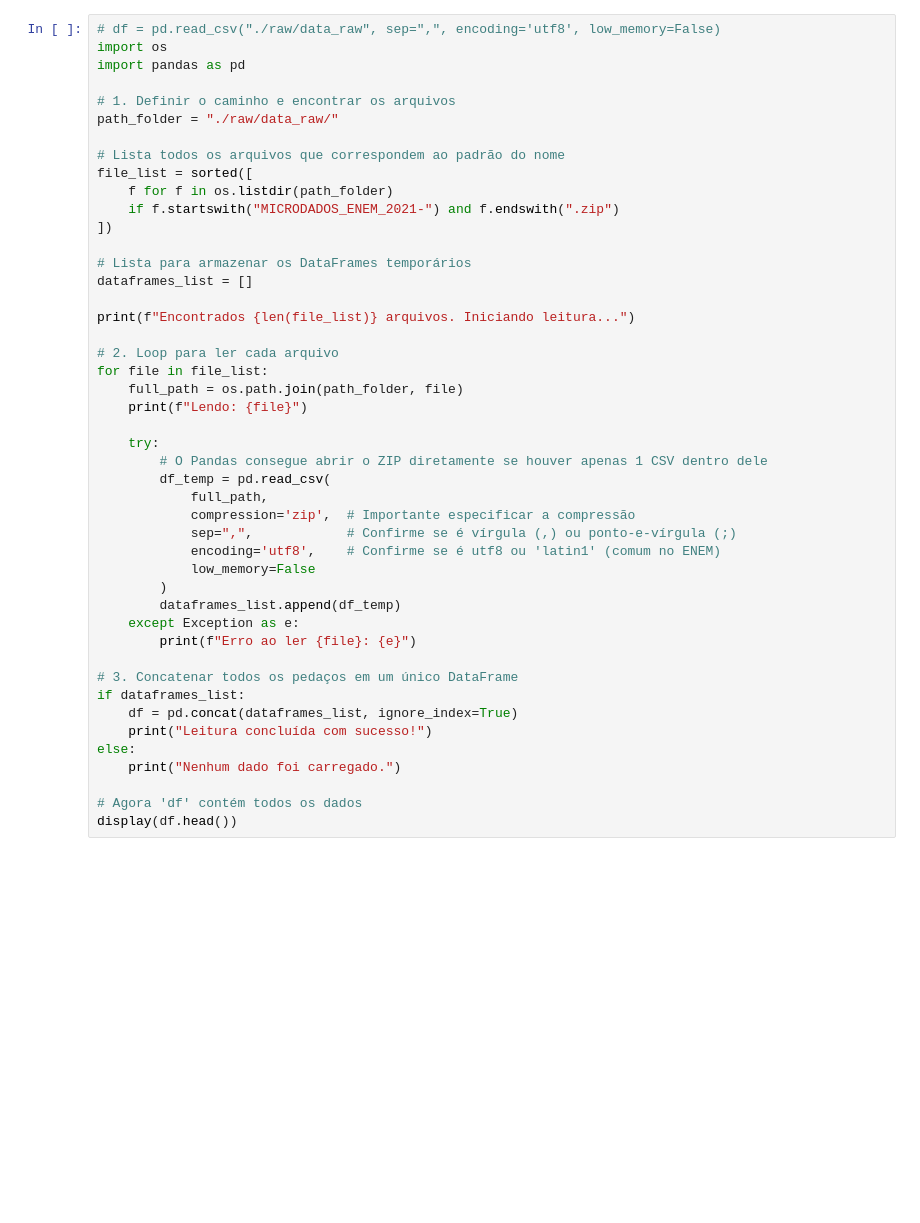
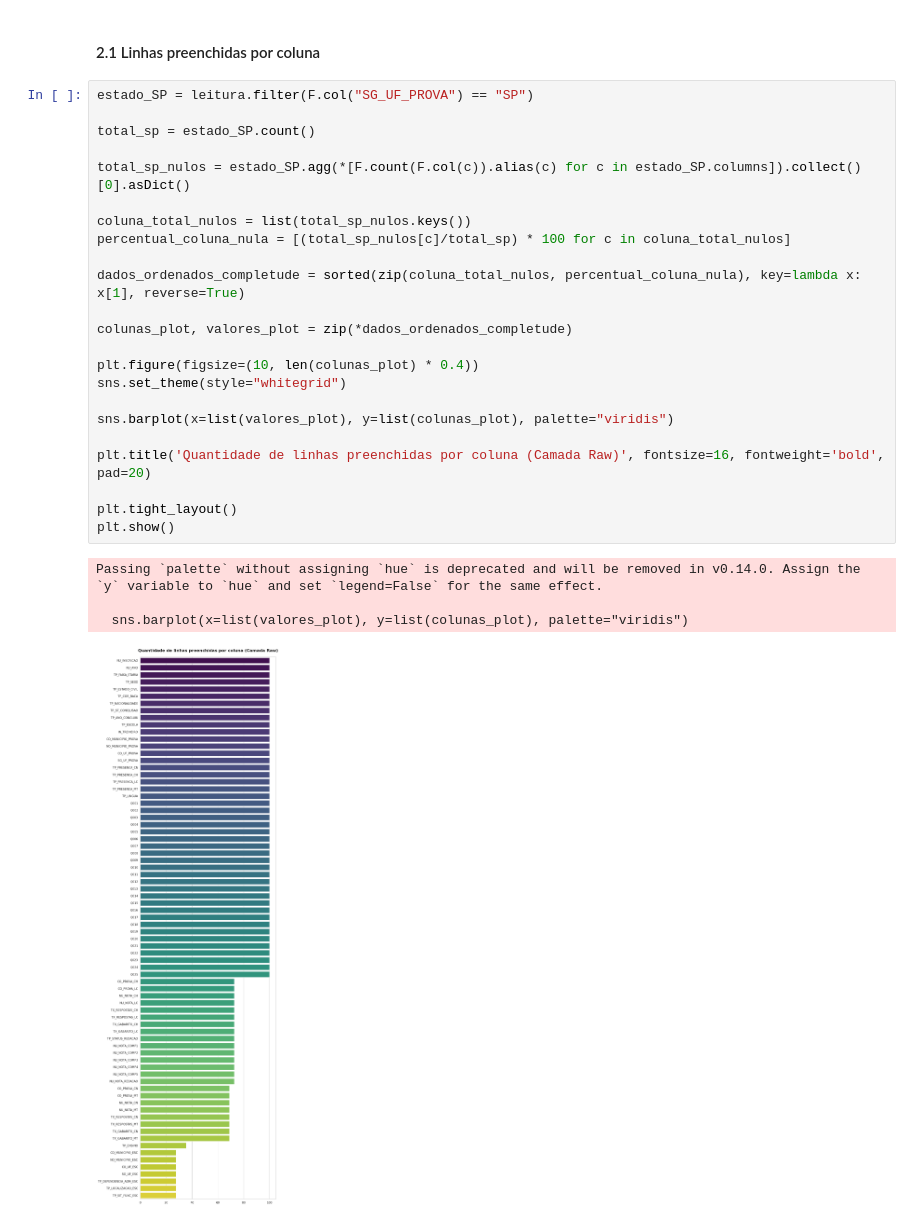
Before and after one commit to Caiomesvie/SDBD2---INEP, a Jupyter notebook: silver/analytcs.ipynb, the cells around one changed output. Cells and saved outputs as stored; diff of their text form; blank space fills up the shorter version.

```diff
--- a/silver/analytcs.ipynb
+++ b/silver/analytcs.ipynb
@@ -42,46 +180,30 @@ import missingno as msno
-# %%
-# df = pd.read_csv("./raw/data_raw", sep=",", encoding='utf8', low_memory=False)
-import os
-import pandas as pd
-
-# 1. Definir o caminho e encontrar os arquivos
-path_folder = "./raw/data_raw/"
-
-# Lista todos os arquivos que correspondem ao padrão do nome
-file_list = sorted([
-    f for f in os.listdir(path_folder)
-    if f.startswith("MICRODADOS_ENEM_2021-") and f.endswith(".zip")
-])
-
-# Lista para armazenar os DataFrames temporários
-dataframes_list = []
-
-print(f"Encontrados {len(file_list)} arquivos. Iniciando leitura...")
-
-# 2. Loop para ler cada arquivo
-for file in file_list:
-    full_path = os.path.join(path_folder, file)
-    print(f"Lendo: {file}")
-
-    try:
-        # O Pandas consegue abrir o ZIP diretamente se houver apenas 1 CSV dentro dele
-        df_temp = pd.read_csv(
-            full_path,
-            compression='zip',  # Importante especificar a compressão
-            sep=",",            # Confirme se é vírgula (,) ou ponto-e-vírgula (;)
-            encoding='utf8',    # Confirme se é utf8 ou 'latin1' (comum no ENEM)
-            low_memory=False
-        )
-        dataframes_list.append(df_temp)
-    except Exception as e:
-        print(f"Erro ao ler {file}: {e}")
-
-# 3. Concatenar todos os pedaços em um único DataFrame
-if dataframes_list:
-    df = pd.concat(dataframes_list, ignore_index=True)
-    print("Leitura concluída com sucesso!")
-else:
-    print("Nenhum dado foi carregado.")
-
-# Agora 'df' contém todos os dados
-display(df.head())
+# %% [markdown]
+#### 2.1 Linhas preenchidas por coluna
+# %%
+estado_SP = leitura.filter(F.col("SG_UF_PROVA") == "SP")
+
+total_sp = estado_SP.count()
+
+total_sp_nulos = estado_SP.agg(*[F.count(F.col(c)).alias(c) for c in estado_SP.columns]).collect()[0].asDict()
+
+coluna_total_nulos = list(total_sp_nulos.keys())
+percentual_coluna_nula = [(total_sp_nulos[c]/total_sp) * 100 for c in coluna_total_nulos]
+
+dados_ordenados_completude = sorted(zip(coluna_total_nulos, percentual_coluna_nula), key=lambda x: x[1], reverse=True)
+
+colunas_plot, valores_plot = zip(*dados_ordenados_completude)
+
+plt.figure(figsize=(10, len(colunas_plot) * 0.4))
+sns.set_theme(style="whitegrid")
+
+sns.barplot(x=list(valores_plot), y=list(colunas_plot), palette="viridis")
+
+plt.title('Quantidade de linhas preenchidas por coluna (Camada Raw)', fontsize=16, fontweight='bold', pad=20)
+
+plt.tight_layout()
+plt.show()
+# %% [output]
+Passing `palette` without assigning `hue` is deprecated and will be removed in v0.14.0. Assign the `y` variable to `hue` and set `legend=False` for the same effect.
+
+  sns.barplot(x=list(valores_plot), y=list(colunas_plot), palette="viridis")
+[figure, added]
```
Also changed, not shown: parts of 26 cells of this notebook.
